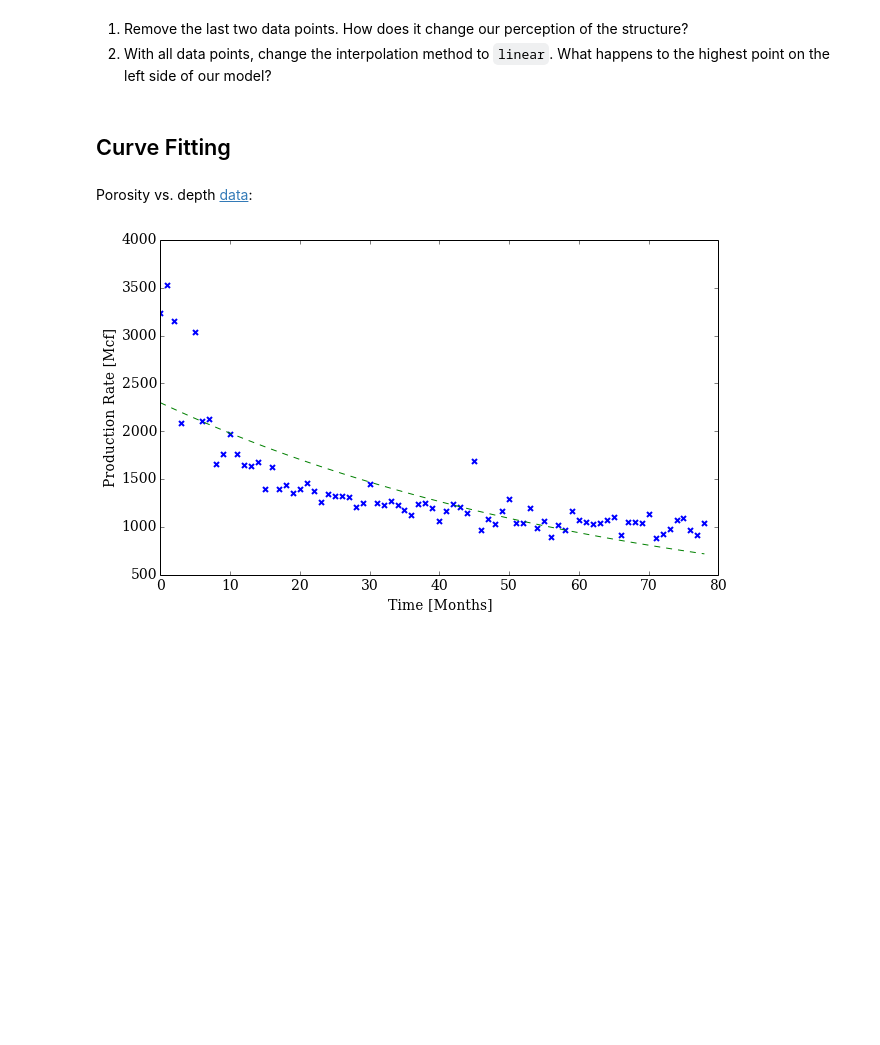
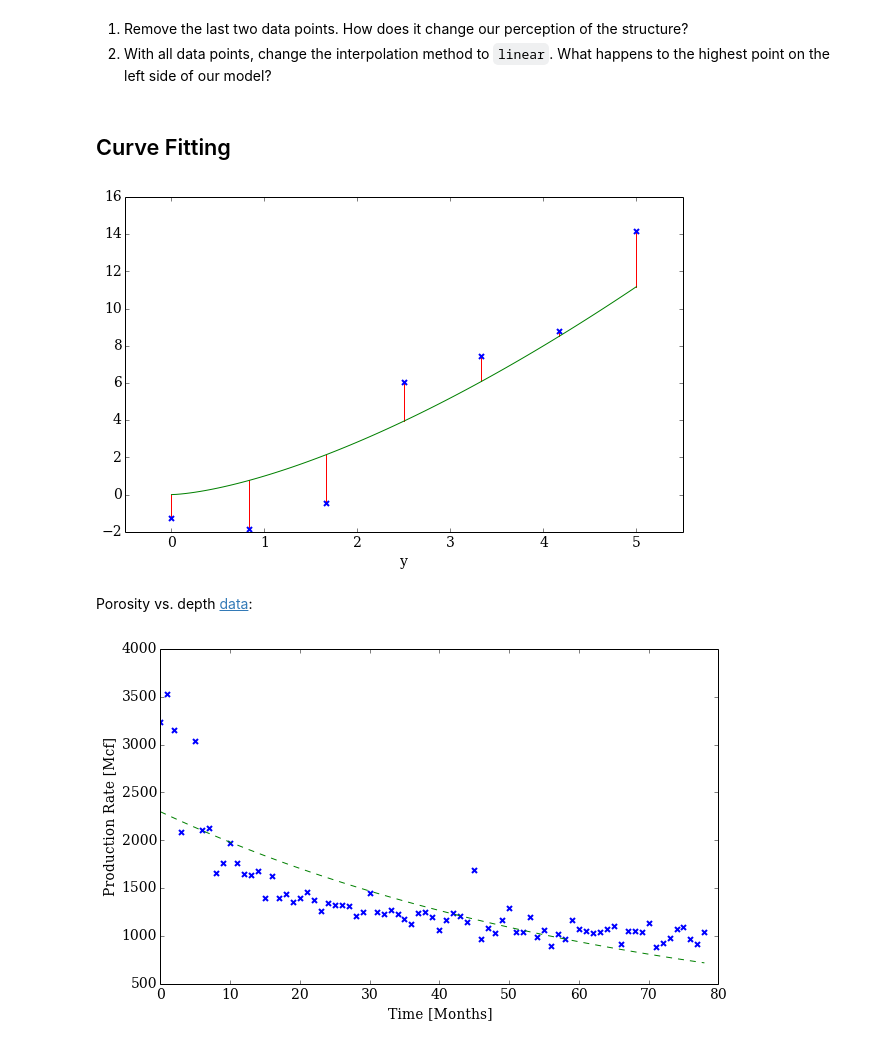
Before and after one commit to philippslang/nummet_I, a Jupyter notebook: CurvefittingInterpolation.ipynb, the cells around one changed output. Cells and saved outputs as stored; diff of their text form; code cells hidden in the pictures; blank space fills up the shorter version.

```diff
--- a/CurvefittingInterpolation.ipynb
+++ b/CurvefittingInterpolation.ipynb
@@ -187,6 +187,10 @@ plt.show()
 2.  With all data points, change the interpolation method to `linear`. What happens to the highest point on the left side of our model?
 # %% [markdown]
 ## Curve Fitting
+# %%
+esenummet.least_squares()
+# %% [output]
+[figure, added]
 # %% [markdown]
 Porosity vs. depth <a href="http://gsabulletin.gsapubs.org/content/113/3/291.short">data</a>:
 # %%
```
Also changed, not shown: parts of 8 cells of this notebook, 1 other file.
